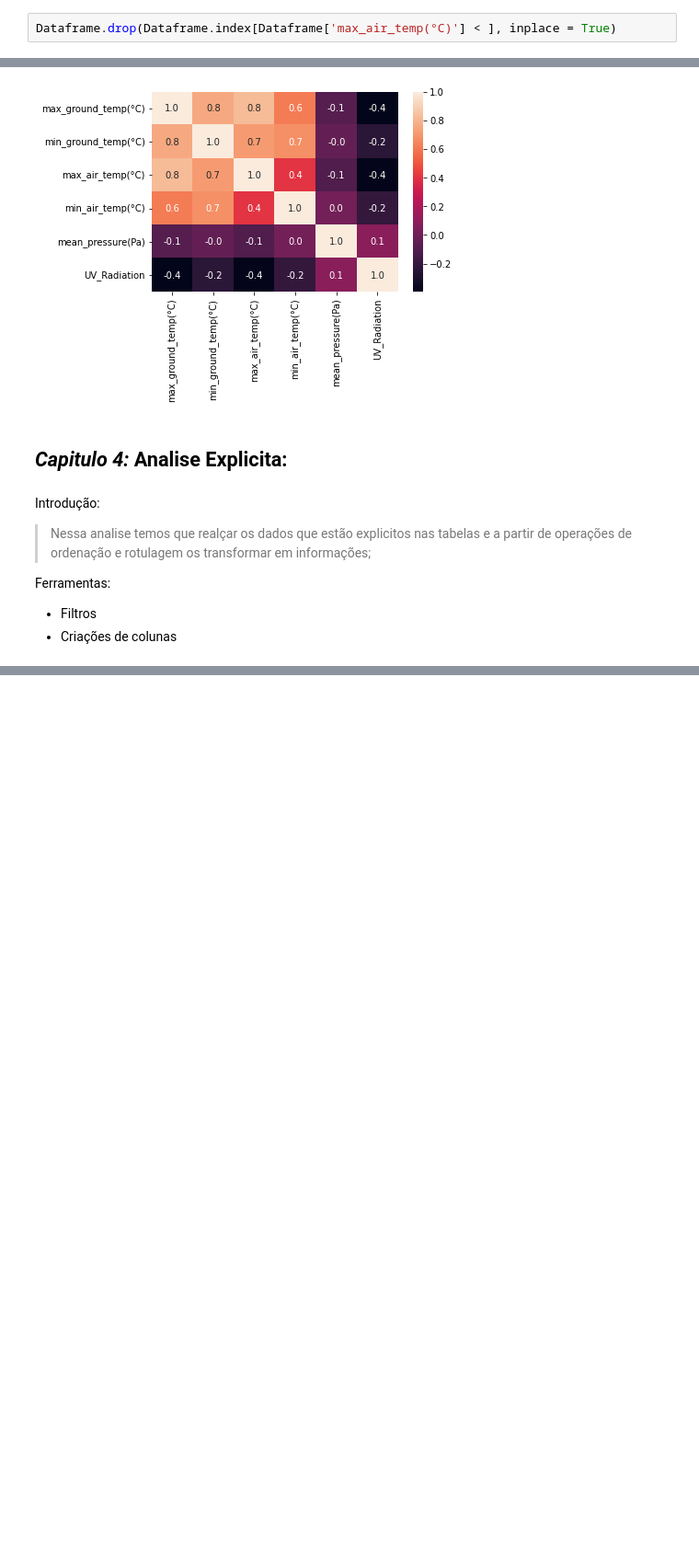
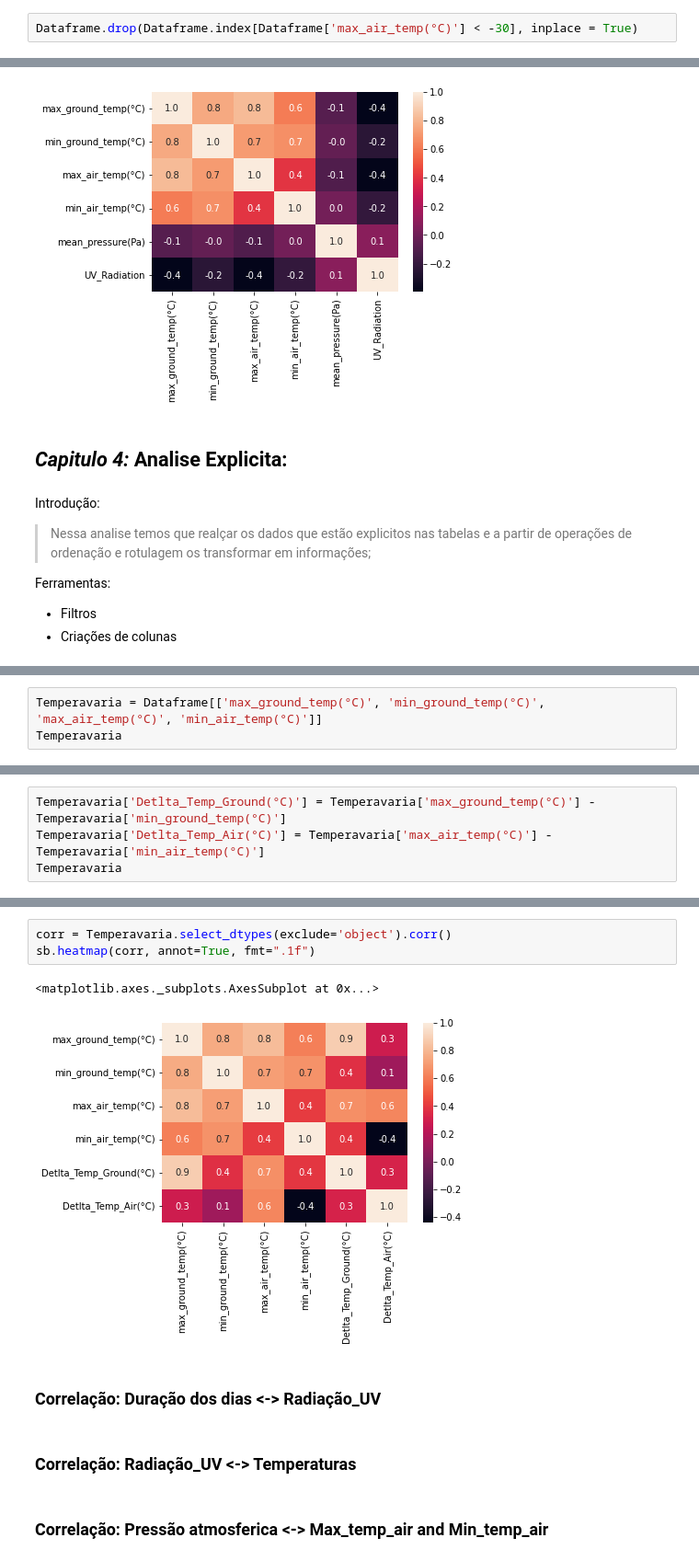
Before and after one commit to Gus-1003/DataScience, a Jupyter notebook: Análise_Dataset_REMS_Mars/Av3_Ciência_de_dados.ipynb, the cells around one changed output, grey strips where cells are left out. Shown: that part at 92% size. Cells and saved outputs as stored; diff of their text form; blank space fills up the shorter version.

```diff
--- a/Análise_Dataset_REMS_Mars/Av3_Ciência_de_dados.ipynb
+++ b/Análise_Dataset_REMS_Mars/Av3_Ciência_de_dados.ipynb
@@ -423,7 +427,7 @@ plt.show()
 # %% [output]
 [figure]
 # %%
-Dataframe.drop(Dataframe.index[Dataframe['max_air_temp(°C)'] < ], inplace = True)
+Dataframe.drop(Dataframe.index[Dataframe['max_air_temp(°C)'] < -30], inplace = True)
 # %%
 Dataframe['min_ground_temp(°C)'].describe()
 # %% [output]
@@ -561,0 +574,3 @@ Ferramentas:
+# %%
+Temperavaria = Dataframe[['max_ground_temp(°C)', 'min_ground_temp(°C)', 'max_air_temp(°C)', 'min_air_temp(°C)']]
+Temperavaria
@@ -561,0 +591,4 @@ Ferramentas:
+# %%
+Temperavaria['Detlta_Temp_Ground(°C)'] = Temperavaria['max_ground_temp(°C)'] - Temperavaria['min_ground_temp(°C)']
+Temperavaria['Detlta_Temp_Air(°C)'] = Temperavaria['max_air_temp(°C)'] - Temperavaria['min_air_temp(°C)']
+Temperavaria
@@ -561,0 +618,12 @@ Ferramentas:
+# %%
+corr = Temperavaria.select_dtypes(exclude='object').corr()
+sb.heatmap(corr, annot=True, fmt=".1f")
+# %% [output]
+<matplotlib.axes._subplots.AxesSubplot at 0x...>
+[figure, added]
+# %% [markdown]
+### Correlação: Duração dos dias <-> Radiação_UV
+# %% [markdown]
+### Correlação: Radiação_UV <-> Temperaturas
+# %% [markdown]
+### Correlação: Pressão atmosferica <-> Max_temp_air and Min_temp_air
```
Also changed, not shown: parts of 8 cells of this notebook.
